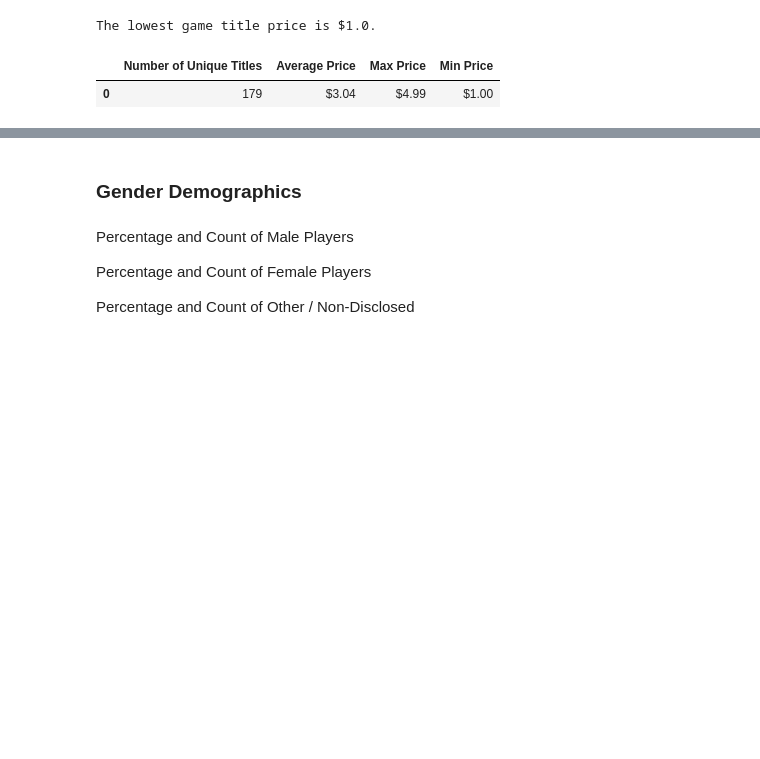
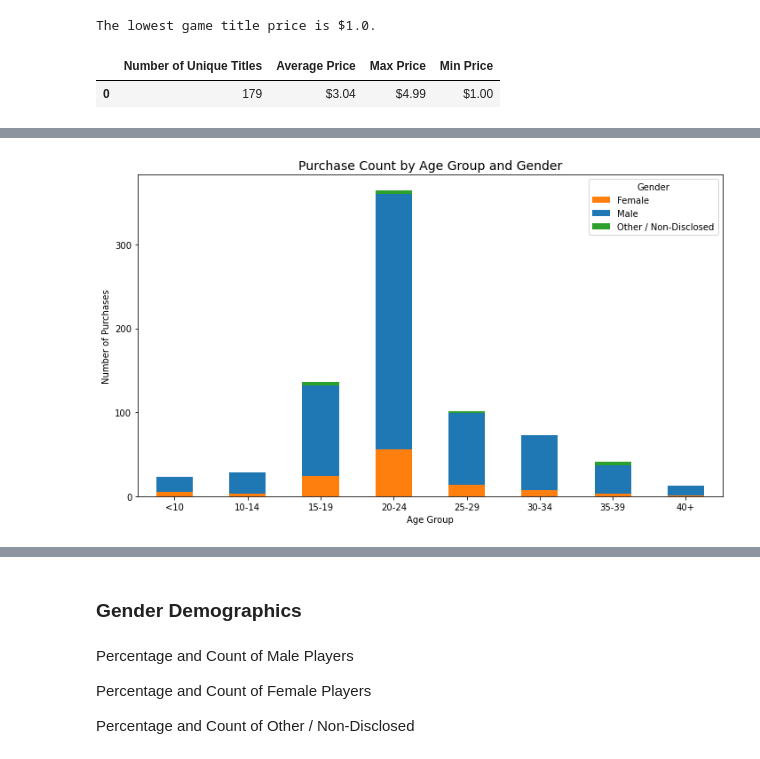
Before and after one commit to mathewqpmiller/Pandas-FantasyGameAnalysis, a Jupyter notebook: Game_Purchase_Analysis_Notebook.ipynb, the cells around one changed output, grey strips where cells are left out. Drawn from its saved outputs; the diff is of its cells as text; code cells hidden in the pictures; blank space fills up the shorter version.

```diff
--- a/Game_Purchase_Analysis_Notebook.ipynb
+++ b/Game_Purchase_Analysis_Notebook.ipynb
@@ -113,0 +128,48 @@ summary_df
+# %%
+import matplotlib.pyplot as plt
+import pandas as pd
+import matplotlib.ticker as ticker
+
+# File to Load (Remember to Change These)
+file_to_load = "Datasets/Game_Purchase_Dataset.csv"
+
+# Read Purchasing File and store into Pandas data frame
+purchase_dataset = pd.read_csv(file_to_load)
+
+# Bin ages into groups
+age_bins = [0, 9, 14, 19, 24, 29, 34, 39, 100]
+labels = ['<10', '10-14', '15-19', '20-24', '25-29', '30-34', '35-39', '40+']
+purchase_dataset["Age Group"] = pd.cut(purchase_dataset["Age"], bins=age_bins, labels=labels)
+
+# Group by age group and gender
+gender_age = purchase_dataset.groupby(["Age Group", "Gender"])["Purchase ID"].count().unstack()
+
+# Custom colors for gender
+custom_colors = {
+    "Male": "#1f77b4",      # blue
+    "Female": "#ff7f0e",    # orange
+    "Other / Non-Disclosed": "#2ca02c"  # green
+}
+
+# Plot
+ax = gender_age.plot(kind='bar', stacked=True, color=[custom_colors.get(col, "#cccccc") for col in gender_age.columns], figsize=(10, 6))
+
+# Title and labels
+ax.set_title("Purchase Count by Age Group and Gender", fontsize=14)
+ax.set_xlabel("Age Group")
+ax.set_ylabel("Number of Purchases")
+
+# Format y-axis (e.g., 0, 100, 200...)
+ax.yaxis.set_major_locator(ticker.MultipleLocator(100))  # Adjust increment as needed
+ax.yaxis.set_major_formatter(ticker.StrMethodFormatter('{x:,.0f}'))
+
+# Center x-axis labels
+plt.xticks(rotation=0, ha='center')
+
+# Add legend with proper placement
+plt.legend(title="Gender", loc='upper right')
+
+plt.tight_layout()
+plt.show()
+# %% [output]
+[figure, added]
```
Also changed, not shown: parts of 9 cells of this notebook, 1 other file.
